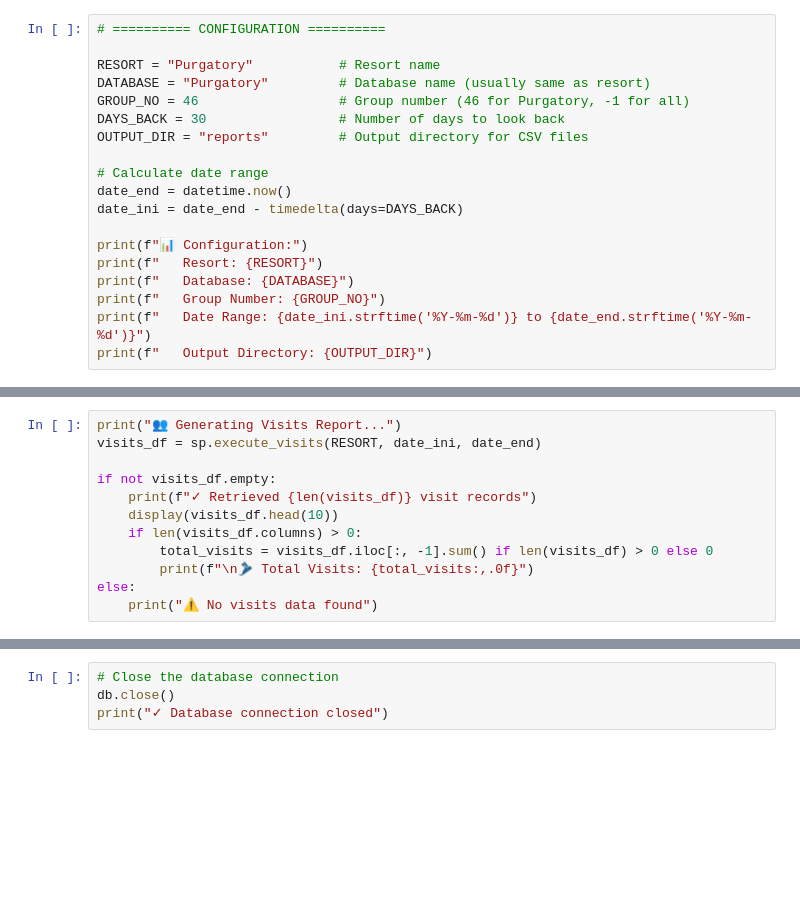
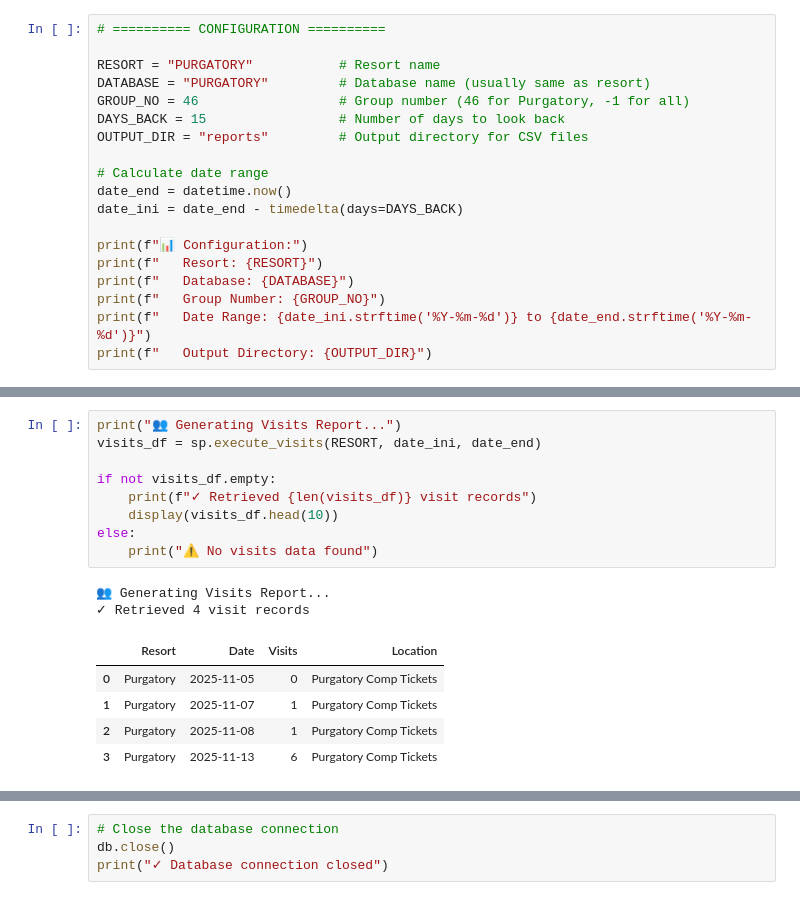
Before and after one commit to hassan-shakudo/MCP_DMR, a Jupyter notebook: main.ipynb, the cells around one changed output, grey strips where cells are left out. Drawn from its saved outputs; the diff is of its cells as text; blank space fills up the shorter version.

```diff
--- a/main.ipynb
+++ b/main.ipynb
@@ -42,10 +20,10 @@ Set your report parameters here. Customize these values based on your needs.
 # %%
 # ========== CONFIGURATION ==========
 
-RESORT = "Purgatory"           # Resort name
-DATABASE = "Purgatory"         # Database name (usually same as resort)
+RESORT = "PURGATORY"           # Resort name
+DATABASE = "PURGATORY"         # Database name (usually same as resort)
 GROUP_NO = 46                  # Group number (46 for Purgatory, -1 for all)
-DAYS_BACK = 30                 # Number of days to look back
+DAYS_BACK = 15                 # Number of days to look back
 OUTPUT_DIR = "reports"         # Output directory for CSV files
 
 # Calculate date range
@@ -100,15 +131,20 @@ else:
 # %%
 print("👥 Generating Visits Report...")
 visits_df = sp.execute_visits(RESORT, date_ini, date_end)
 
 if not visits_df.empty:
     print(f"✓ Retrieved {len(visits_df)} visit records")
     display(visits_df.head(10))
-    if len(visits_df.columns) > 0:
-        total_visits = visits_df.iloc[:, -1].sum() if len(visits_df) > 0 else 0
-        print(f"\n🎿 Total Visits: {total_visits:,.0f}")
 else:
     print("⚠ No visits data found")
+# %% [output]
+👥 Generating Visits Report...
+✓ Retrieved 4 visit records
+|  | Resort | Date | Visits | Location |
+| 0 | Purgatory | 2025-11-05 | 0 | Purgatory Comp Tickets |
+| 1 | Purgatory | 2025-11-07 | 1 | Purgatory Comp Tickets |
+| 2 | Purgatory | 2025-11-08 | 1 | Purgatory Comp Tickets |
+| 3 | Purgatory | 2025-11-13 | 6 | Purgatory Comp Tickets |
 # %%
 print("🌨️ Generating Weather Report...")
 weather_df = sp.execute_weather(RESORT, date_ini, date_end)
```
Also changed, not shown: parts of 14 cells of this notebook, 2 other files.
